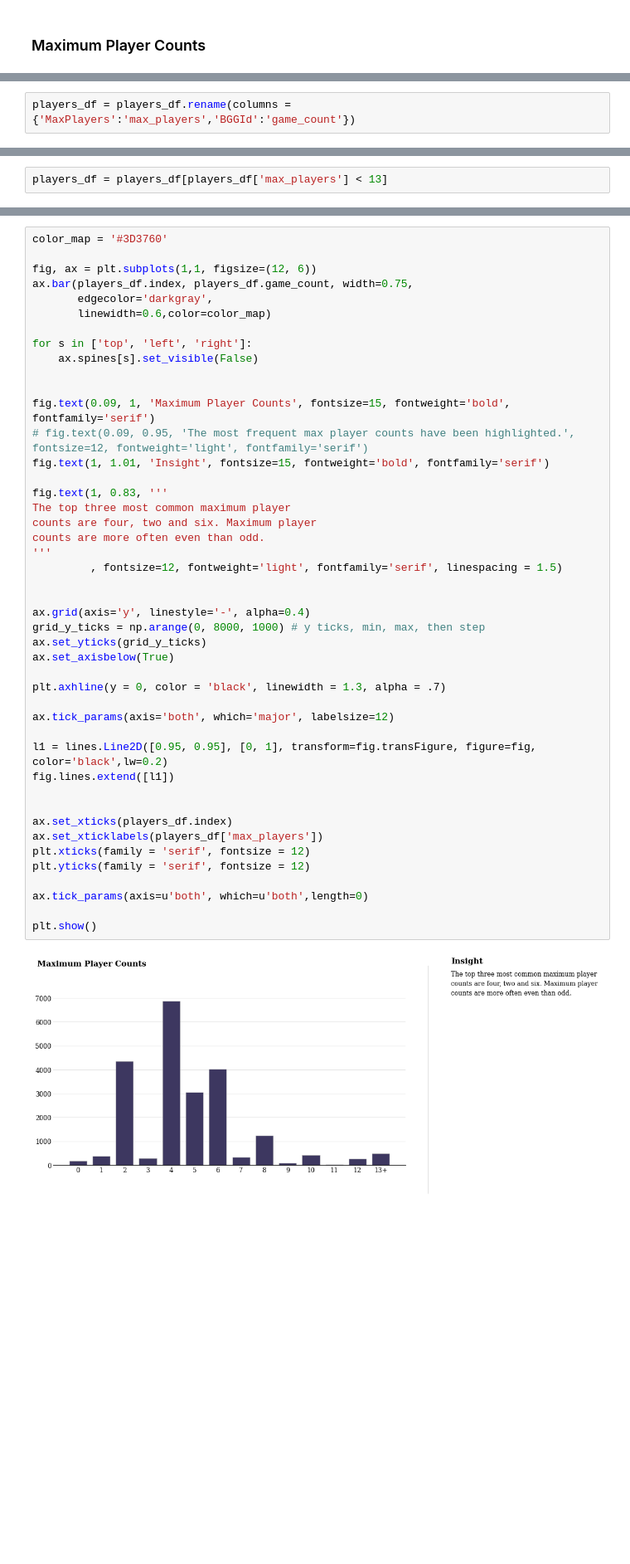
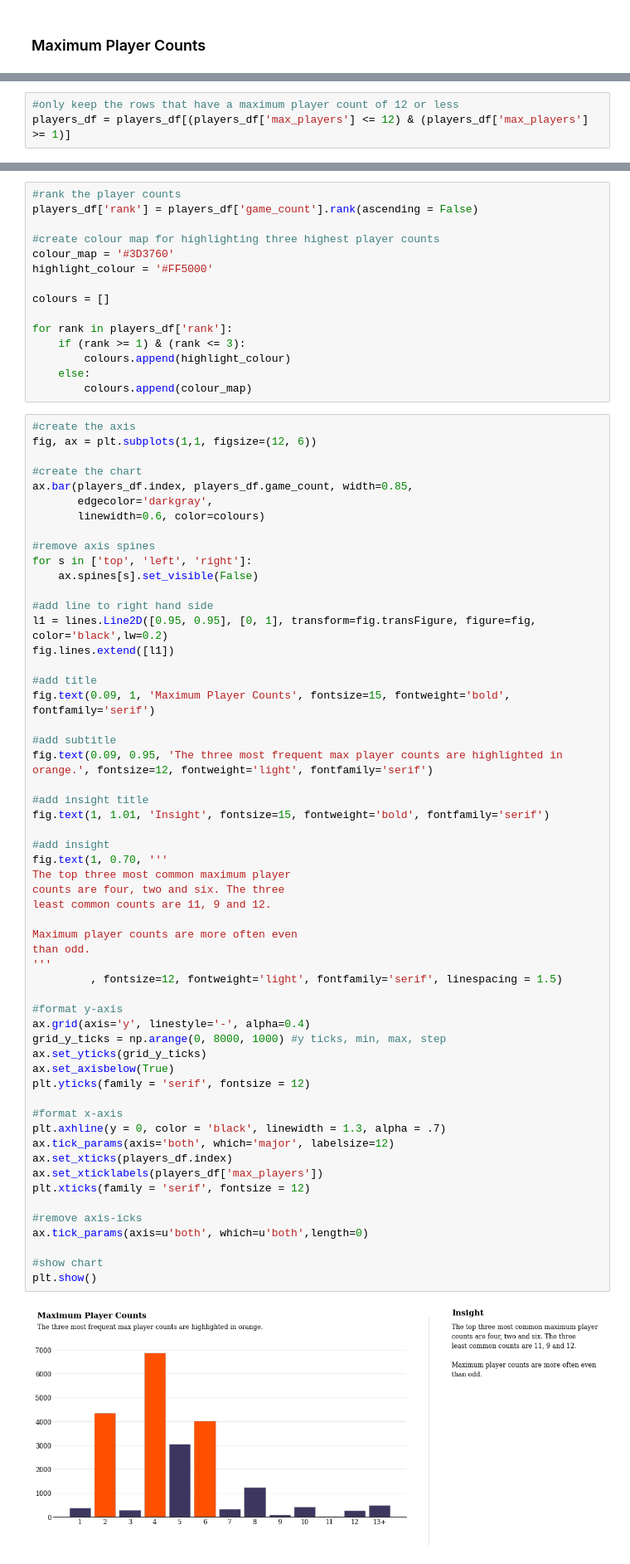
Before and after one commit to samueldtodd/datascience, a Jupyter notebook: bgg_visualisation/BGG Data Visualisation.ipynb, the cells around one changed output, grey strips where cells are left out. Shown at 83% size. Drawn from its saved outputs; the diff is of its cells as text; blank space fills up the shorter version.

Commit message:
updating visualisation

```diff
--- a/bgg_visualisation/BGG Data Visualisation.ipynb
+++ b/bgg_visualisation/BGG Data Visualisation.ipynb
@@ -22,3 +25 @@ players_df = games.groupby('MaxPlayers').count()[['BGGId']].reset_index()
-# %%
-players_df = players_df.rename(columns = {'MaxPlayers':'max_players','BGGId':'game_count'})
 # %%
@@ -25,4 +27,5 @@ players_df = players_df.rename(columns = {'MaxPlayers':'max_players','BGGId':'ga
 thirteen_above_count = players_df[players_df.max_players > 12].sum()['game_count']
 # %%
-players_df = players_df[players_df['max_players'] < 13]
+#only keep the rows that have a maximum player count of 12 or less
+players_df = players_df[(players_df['max_players'] <= 12) & (players_df['max_players'] >= 1)]
 # %%
@@ -30,50 +51,76 @@ players_df = players_df.append({'max_players':'13+','game_count': thirteen_above
+# %%
+#rank the player counts
+players_df['rank'] = players_df['game_count'].rank(ascending = False)
+
+#create colour map for highlighting three highest player counts
+colour_map = '#3D3760'
+highlight_colour = '#FF5000'
+
+colours = []
+
+for rank in players_df['rank']:
+    if (rank >= 1) & (rank <= 3):
+        colours.append(highlight_colour)
+    else:
+        colours.append(colour_map)
 # %%
-color_map = '#3D3760'
+#create the axis
+fig, ax = plt.subplots(1,1, figsize=(12, 6))
 
-fig, ax = plt.subplots(1,1, figsize=(12, 6))
-ax.bar(players_df.index, players_df.game_count, width=0.75,
+#create the chart
+ax.bar(players_df.index, players_df.game_count, width=0.85,
        edgecolor='darkgray',
-       linewidth=0.6,color=color_map)
+       linewidth=0.6, color=colours)
 
+#remove axis spines
 for s in ['top', 'left', 'right']:
     ax.spines[s].set_visible(False)
 
+#add line to right hand side
+l1 = lines.Line2D([0.95, 0.95], [0, 1], transform=fig.transFigure, figure=fig, color='black',lw=0.2)
+fig.lines.extend([l1])
 
+#add title
 fig.text(0.09, 1, 'Maximum Player Counts', fontsize=15, fontweight='bold', fontfamily='serif')
-# fig.text(0.09, 0.95, 'The most frequent max player counts have been highlighted.', fontsize=12, fontweight='light', fontfamily='serif')
+
+#add subtitle
+fig.text(0.09, 0.95, 'The three most frequent max player counts are highlighted in orange.', fontsize=12, fontweight='light', fontfamily='serif')
+
+#add insight title
 fig.text(1, 1.01, 'Insight', fontsize=15, fontweight='bold', fontfamily='serif')
 
-fig.text(1, 0.83, '''
+#add insight
+fig.text(1, 0.70, '''
 The top three most common maximum player
-counts are four, two and six. Maximum player
-counts are more often even than odd.
+counts are four, two and six. The three
+least common counts are 11, 9 and 12.
+
+Maximum player counts are more often even
+than odd.
 '''
          , fontsize=12, fontweight='light', fontfamily='serif', linespacing = 1.5)
 
-
+#format y-axis
 ax.grid(axis='y', linestyle='-', alpha=0.4)
-grid_y_ticks = np.arange(0, 8000, 1000) # y ticks, min, max, then step
+grid_y_ticks = np.arange(0, 8000, 1000) #y ticks, min, max, step
 ax.set_yticks(grid_y_ticks)
 ax.set_axisbelow(True)
+plt.yticks(family = 'serif', fontsize = 12)
 
+#format x-axis
 plt.axhline(y = 0, color = 'black', linewidth = 1.3, alpha = .7)
-
 ax.tick_params(axis='both', which='major', labelsize=12)
-
-l1 = lines.Line2D([0.95, 0.95], [0, 1], transform=fig.transFigure, figure=fig, color='black',lw=0.2)
-fig.lines.extend([l1])
-
-
 ax.set_xticks(players_df.index)
 ax.set_xticklabels(players_df['max_players'])
 plt.xticks(family = 'serif', fontsize = 12)
-plt.yticks(family = 'serif', fontsize = 12)
 
+#remove axis-icks
 ax.tick_params(axis=u'both', which=u'both',length=0)
 
+#show chart
 plt.show()
 # %% [output]
-[figure, old version]
+[figure, new version]
 # %% [markdown]
 ## Amount Published Per Year <a class="anchor" id="published_per_year"></a>
 # %%
```
Also changed, not shown: parts of 6 cells of this notebook.
